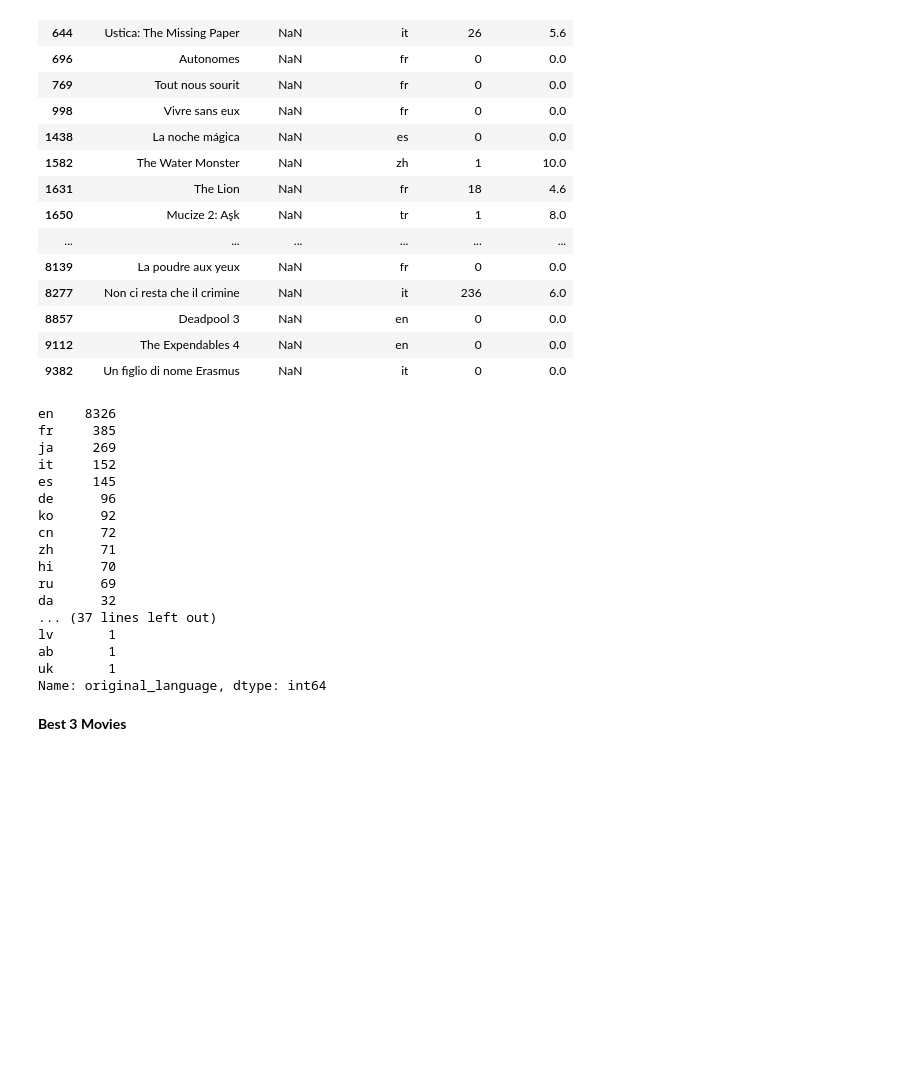
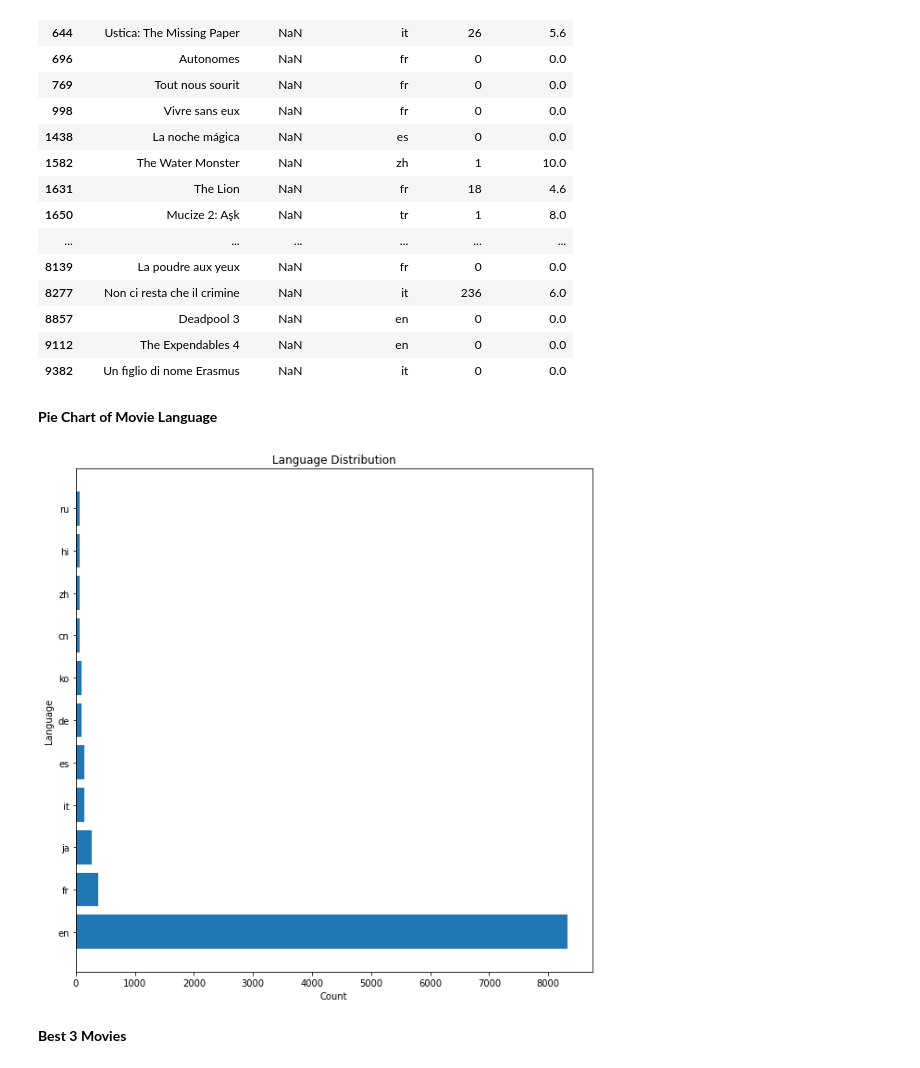
Before and after one commit to Viyaaa/Movie-Recommender-System, a Jupyter notebook: Movie Recommendation.ipynb, the cells around one changed output. Saved outputs shown, nothing was run; the diff lists cells and outputs as text; code cells hidden in the pictures; blank space fills up the shorter version.

```diff
--- a/Movie Recommendation.ipynb
+++ b/Movie Recommendation.ipynb
@@ -106,26 +108,26 @@ df[df.isnull().any(axis=1)]
 | 8857 | Deadpool 3 | NaN | en | 0 | 0.0 |
 | 9112 | The Expendables 4 | NaN | en | 0 | 0.0 |
 | 9382 | Un figlio di nome Erasmus | NaN | it | 0 | 0.0 |
-# %%
-df['original_language'].value_counts().sort_values(ascending=False)
-# %% [output]
-en    8326
-fr     385
-ja     269
-it     152
-es     145
-de      96
-ko      92
-cn      72
-zh      71
-hi      70
-ru      69
-da      32
-... (37 lines left out)
-lv       1
-ab       1
-uk       1
-Name: original_language, dtype: int64
+# %% [markdown]
+**Pie Chart of Movie Language**
+# %%
+# df['original_language'].value_counts().sort_values(ascending=False)
+lang_counts = df.groupby('original_language').size().reset_index(name='count')
+lang_counts_sorted = lang_counts.sort_values(by='count', ascending=False)
+lang_counts_filtered = lang_counts_sorted[lang_counts_sorted['count'] > 50]
+# %%
+# plt.pie(lang_counts_filtered['count'], labels=lang_counts_filtered['original_language'], autopct='%1.1f%%')
+# plt.title('Language Distribution')
+# plt.show()
+
+plt.figure(figsize=(10,10))
+plt.barh(lang_counts_filtered['original_language'], lang_counts_filtered['count'])
+plt.xlabel('Count')
+plt.ylabel('Language')
+plt.title('Language Distribution')
+plt.show()
+# %% [output]
+[figure, added]
 # %% [markdown]
 **Best 3 Movies**
 # %%
```
Also changed, not shown: parts of 11 cells of this notebook.
